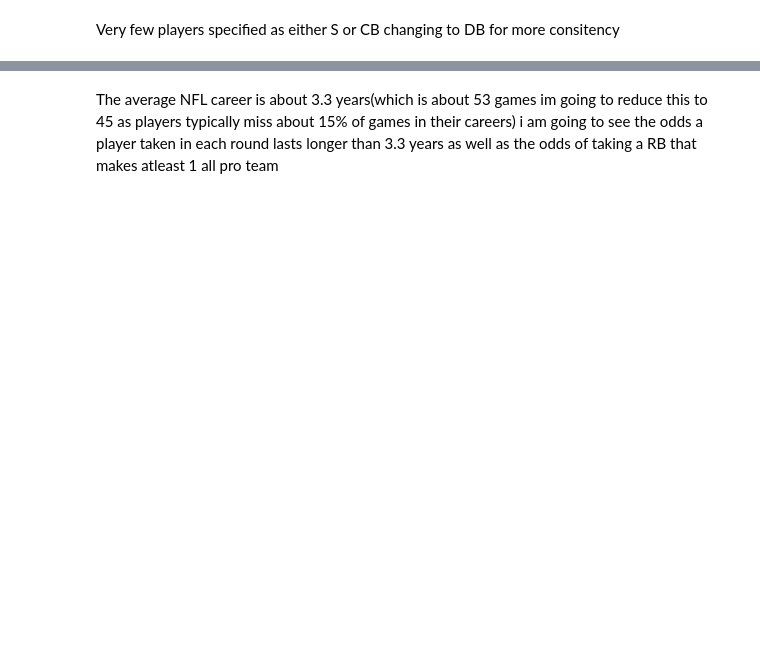
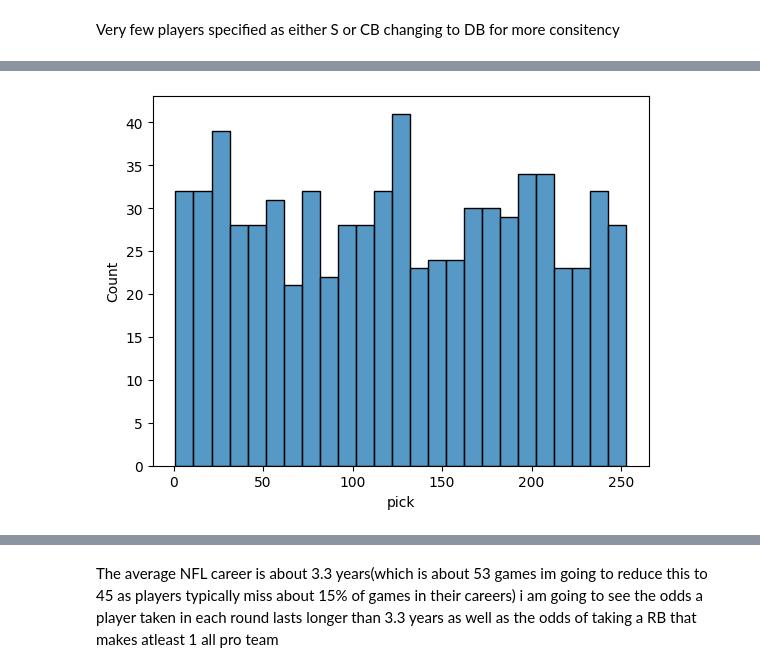
Before and after one commit to Griffmatt/kaggle, a Jupyter notebook: runningbackEDA.ipynb, the cells around one changed output, grey strips where cells are left out. Cells and saved outputs as stored; diff of their text form; code cells hidden in the pictures; blank space fills up the shorter version.

```diff
--- a/runningbackEDA.ipynb
+++ b/runningbackEDA.ipynb
@@ -109,2 +108,7 @@ df.describe()
 8 rows × 27 columns
+# %%
+sns.histplot(rb_df, x="pick", bins=25)
+plt.show()
+# %% [output]
+[figure, added]
 # %%
```
Also changed, not shown: parts of 18 cells of this notebook, 4 other files.
